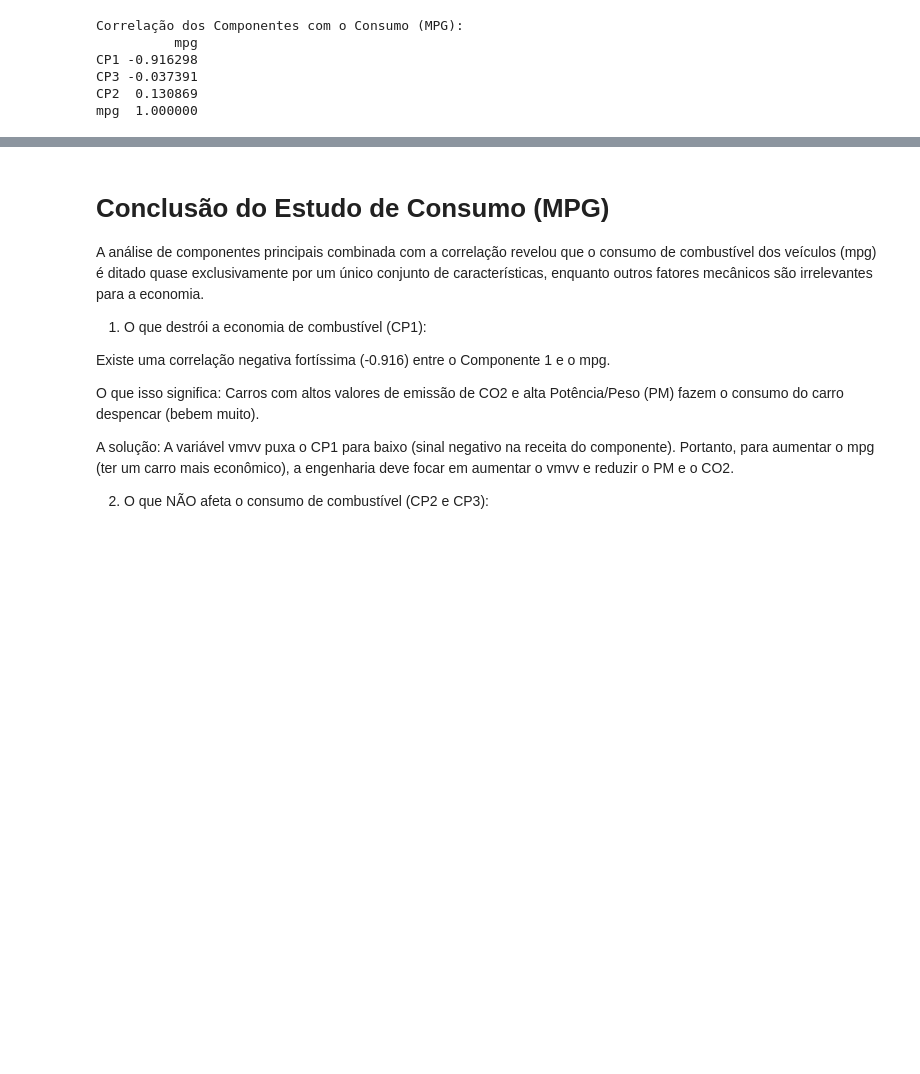
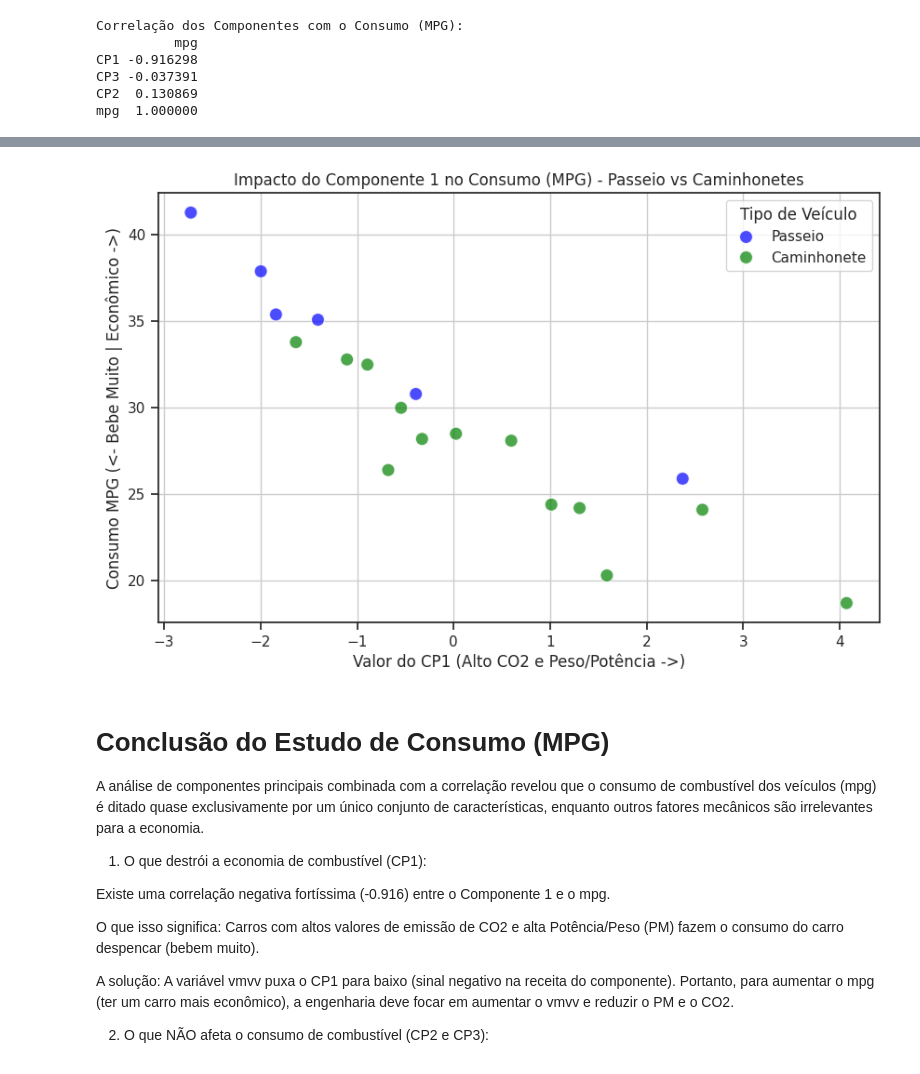
Before and after one commit to guiandradedev/tcd-car-consumption, a Jupyter notebook: Analise_componentes.ipynb, the cells around one changed output, grey strips where cells are left out. Saved outputs shown, nothing was run; the diff lists cells and outputs as text; code cells hidden in the pictures; blank space fills up the shorter version.

```diff
--- a/Analise_componentes.ipynb
+++ b/Analise_componentes.ipynb
@@ -160,0 +199,13 @@ mpg  1.000000
+# %%
+# 1. Lendo o arquivo original novamente apenas para pegar a coluna 'tipo'
+df_original = pd.read_excel('dataset.xlsx')
+df_original = df_original.dropna(subset=['mpg']) # Garantir que tem o mesmo tamanho
+df_original.set_index('Modelo do carro', inplace=True)
+
+# 2. Colando a coluna 'tipo' no nosso df_final
+df_final['tipo'] = df_original['tipo']
+
+# 3. (Opcional) Vamos renomear as siglas para deixar a legenda do gráfico mais bonita
+df_final['Categoria'] = df_final['tipo'].map({'C': 'Passeio', 'T': 'Caminhonete'})
+
+print(df_final) # Verifique se a coluna 'Categoria' apareceu corretamente!
@@ -161,3 +230,33 @@ mpg  1.000000
+# %%
+# Definindo as cores exatas que você pediu
+# 'C' (Passeio) será azul, 'T' (Caminhonete) será verde
+cores_personalizadas = {'Passeio': 'blue', 'Caminhonete': 'green'}
+
+plt.figure(figsize=(10,6))
+
+# Criando o gráfico
+sns.scatterplot(
+    data=df_final,
+    x='CP1',
+    y='mpg',
+    hue='Categoria',          # Aqui nós mandamos ele separar pelas categorias!
+    palette=cores_personalizadas, # Aqui aplicamos o azul e verde
+    s=100,                    # Tamanho dos pontos (deixa eles mais visíveis)
+    alpha=0.7                 # Leve transparência para ver pontos sobrepostos
+)
+
+# Acabamento do gráfico
+plt.title('Impacto do Componente 1 no Consumo (MPG) - Passeio vs Caminhonetes')
+plt.xlabel('Valor do CP1 (Alto CO2 e Peso/Potência ->)')
+plt.ylabel('Consumo MPG (<- Bebe Muito | Econômico ->)')
+plt.grid(True)
+
+# Ajustando a legenda
+plt.legend(title='Tipo de Veículo', loc='upper right')
+
+plt.show()
+# %% [output]
+[figure, added]
 # %% [markdown]
 # Conclusão do Estudo de Consumo (MPG)
 A análise de componentes principais combinada com a correlação revelou que o consumo de combustível dos veículos (mpg) é ditado quase exclusivamente por um único conjunto de características, enquanto outros fatores mecânicos são irrelevantes para a economia.
```
Also changed, not shown: parts of 6 cells of this notebook, 1 other file.
